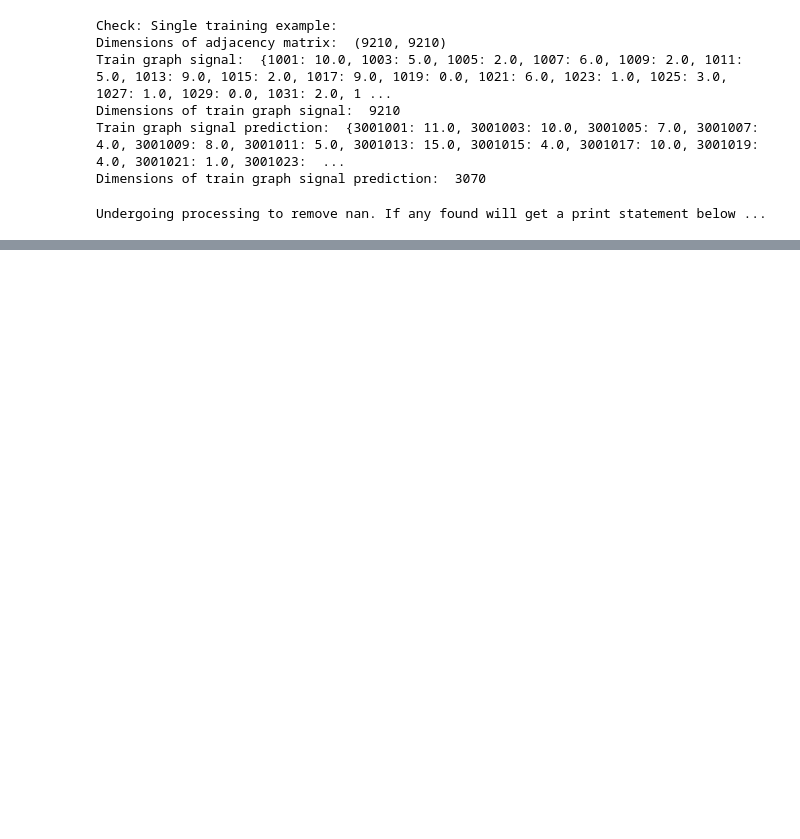
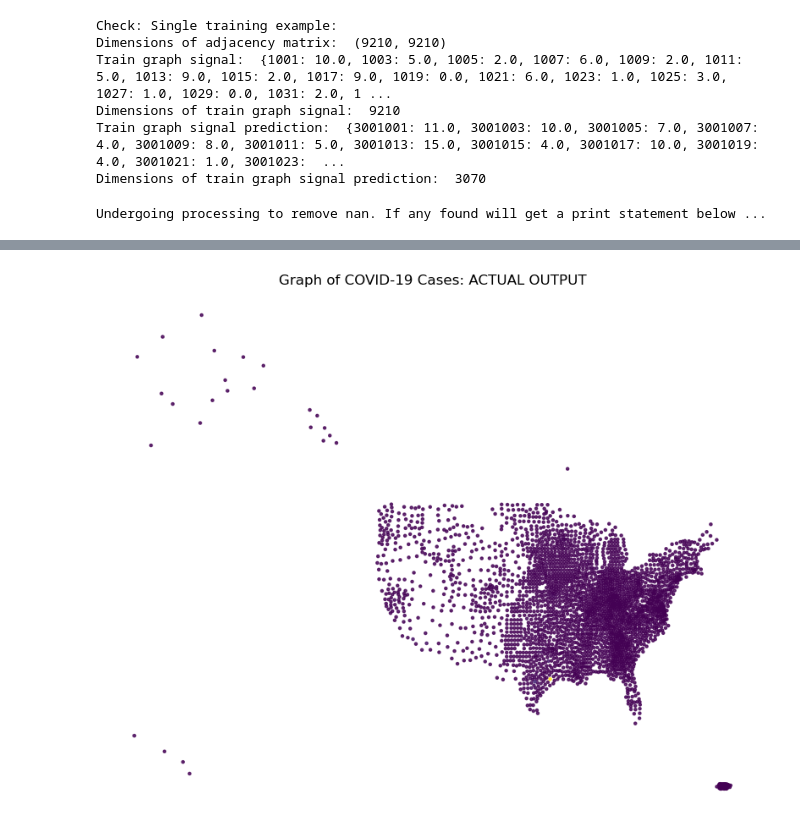
Before and after one commit to AnjaKroon/GraphML, a Jupyter notebook: ClassicalModels/ManualM3.ipynb, the cells around one changed output, grey strips where cells are left out. Cells and saved outputs as stored; diff of their text form; code cells hidden in the pictures; blank space fills up the shorter version.

```diff
--- a/ClassicalModels/ManualM3.ipynb
+++ b/ClassicalModels/ManualM3.ipynb
@@ -455,0 +645,27 @@ Test Loss: 1584.6447
+# %%
+# Create an empty graph
+H = nx.Graph()
+
+# Add nodes with attributes
+geoid_o = list(target_dict.keys())
+lat_o = [graph_kronecker_whole_df[graph_kronecker_whole_df['geoid_o'] == key]['lat_o'].values[0] for key in target_dict.keys()]
+lng_o = [graph_kronecker_whole_df[graph_kronecker_whole_df['geoid_o'] == key]['lng_o'].values[0] for key in target_dict.keys()]
+new_confirmed = [target_dict[key] for key in target_dict.keys()]
+for i in range(len(geoid_o)):
+    H.add_node(geoid_o[i], new_confirmed=new_confirmed[i], lat=lat_o[i], lng=lng_o[i])
+
+# Get node positions
+pos = {node: (H.nodes[node]['lng'], H.nodes[node]['lat']) for node in H.nodes}
+
+# Get node values
+node_values = [H.nodes[node]['new_confirmed'] for node in H.nodes]
+
+# Plot the graph
+plt.figure(figsize=(10, 8))
+nx.draw_networkx(H, pos, node_color=node_values, cmap='viridis', node_size=5, alpha=0.8, with_labels=False)
+# plt.colorbar(label='New Confirmed Cases')
+plt.title('Graph of COVID-19 Cases: ACTUAL OUTPUT')
+plt.axis('off')
+plt.show()
+# %% [output]
+[figure, added]
```
Also changed, not shown: parts of 5 cells of this notebook, 2 other files.
